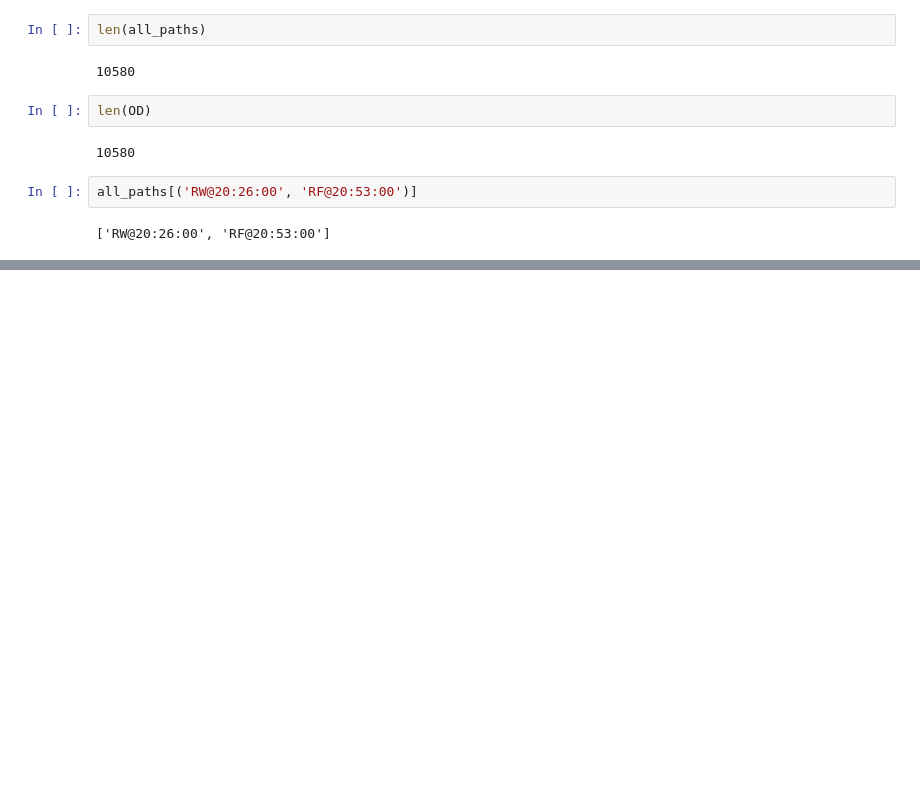
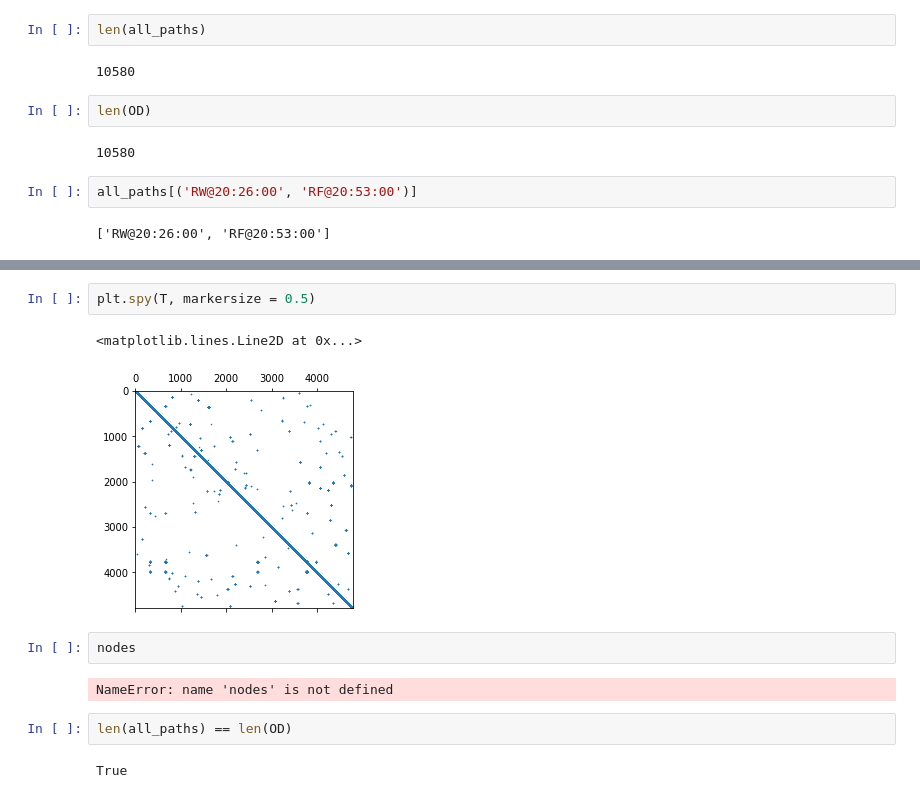
Before and after one commit to hainguyen93/grips-2019, a Jupyter notebook: ruby_code/Practice.ipynb, the cells around one changed output, grey strips where cells are left out. Drawn from its saved outputs; the diff is of its cells as text; blank space fills up the shorter version.

```diff
--- a/ruby_code/Practice.ipynb
+++ b/ruby_code/Practice.ipynb
@@ -534,0 +907,13 @@ for (u,v), path in all_paths.items():
+# %%
+plt.spy(T, markersize = 0.5)
+# %% [output]
+<matplotlib.lines.Line2D at 0x...>
+[figure, added]
+# %%
+nodes
+# %% [output]
+NameError: name 'nodes' is not defined
+# %%
+len(all_paths) == len(OD)
+# %% [output]
+True
```
Also changed, not shown: parts of 9 cells of this notebook, 4 other files.
